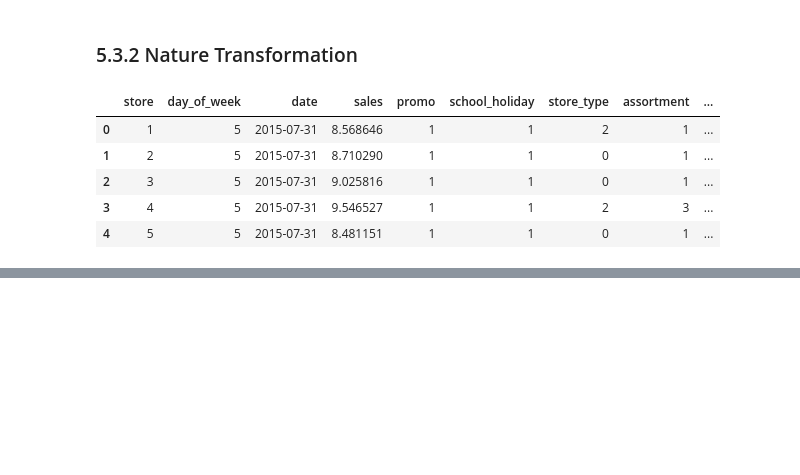
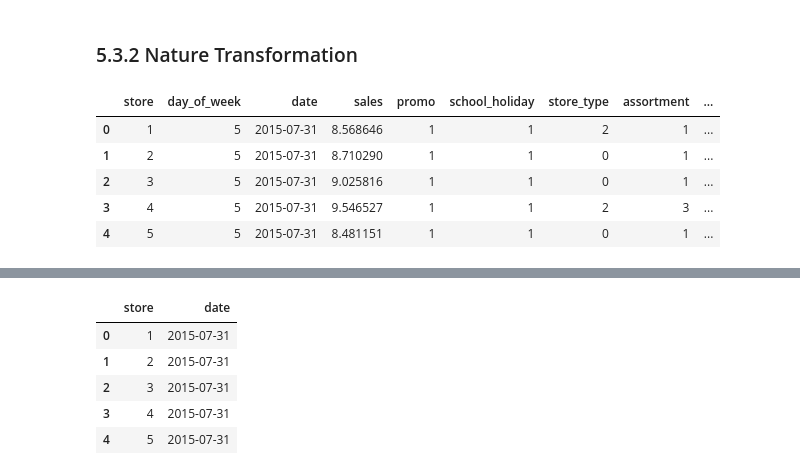
Before and after one commit to GuilhermeRuy97/Data-Science-em-Producao-Meigarom, a Jupyter notebook: data_science_em_producao.ipynb, the cells around one changed output, grey strips where cells are left out. Saved outputs shown, nothing was run; the diff lists cells and outputs as text; code cells hidden in the pictures; blank space fills up the shorter version.

```diff
--- a/data_science_em_producao.ipynb
+++ b/data_science_em_producao.ipynb
@@ -1067,0 +1099,11 @@ df5.head()
+# %%
+#Procurando a data maxima do conjunto de treino
+
+df6[['store', 'date']].groupby( 'store' ).max().reset_index().head()
+# %% [output]
+|  | store | date |
+| 0 | 1 | 2015-07-31 |
+| 1 | 2 | 2015-07-31 |
+| 2 | 3 | 2015-07-31 |
+| 3 | 4 | 2015-07-31 |
+| 4 | 5 | 2015-07-31 |
```
Also changed, not shown: parts of 24 cells of this notebook.
